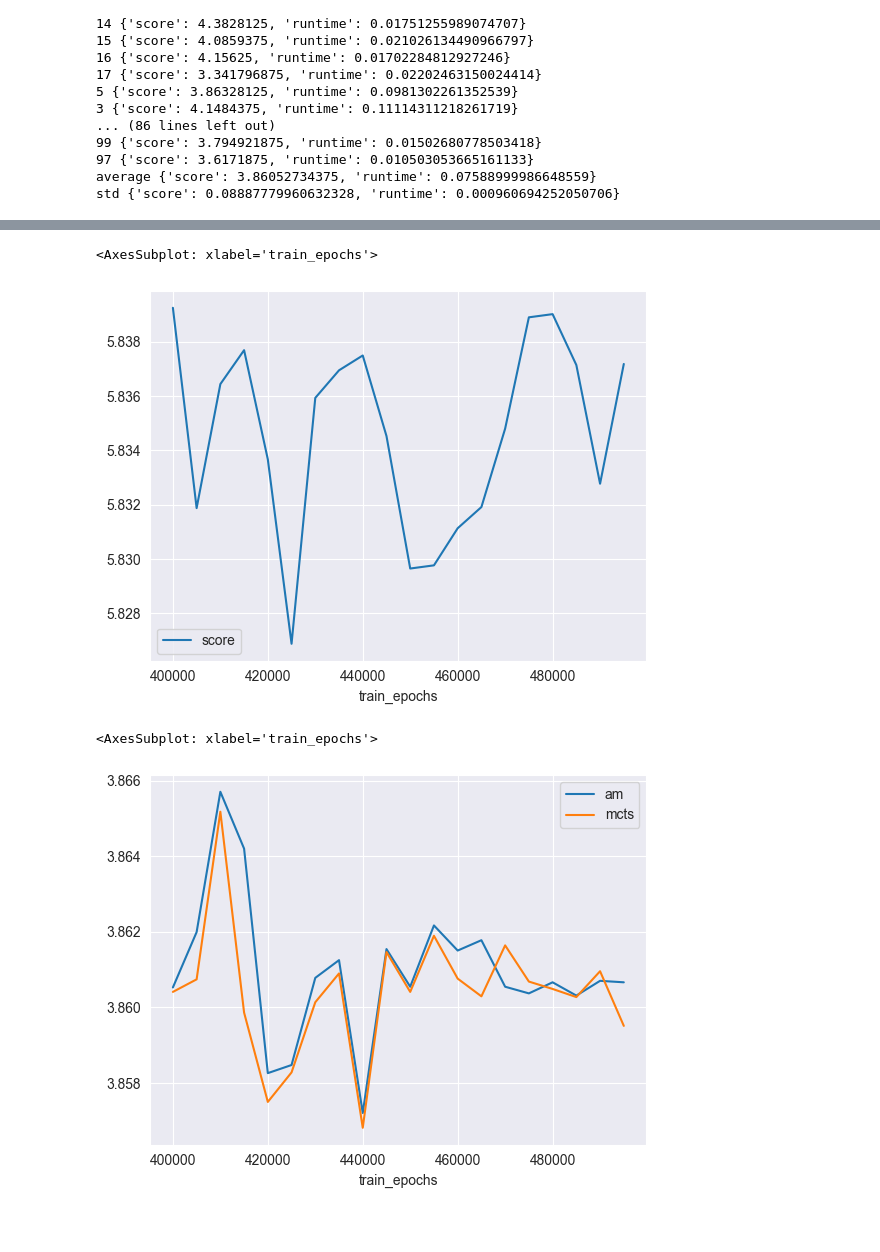
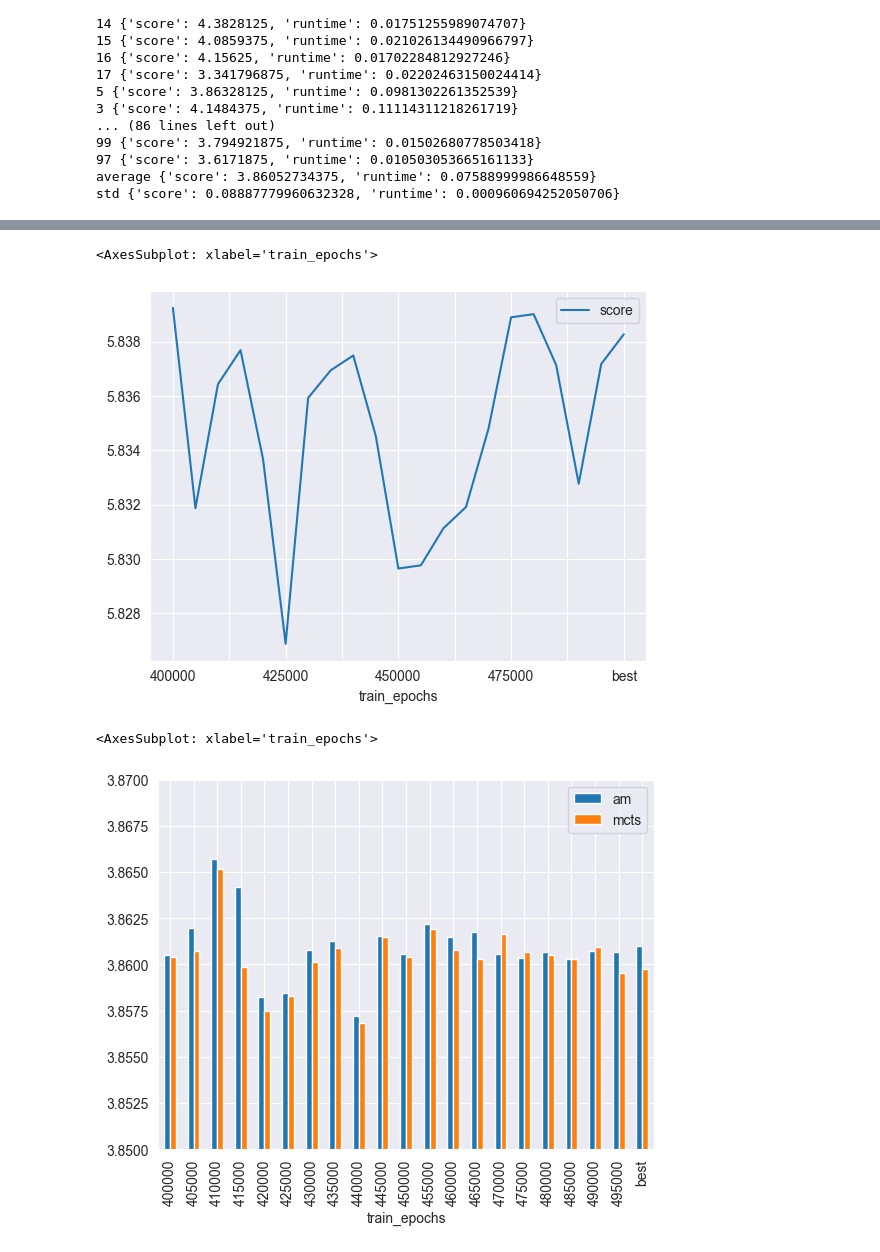
Before and after one commit to glistering96/AlphaRouter, a Jupyter notebook: notebooks/result_anlaysis.ipynb, the cells around one changed output, grey strips where cells are left out. Cells and saved outputs as stored; diff of their text form; code cells hidden in the pictures; blank space fills up the shorter version.

Commit message:
result analysis with best pretrained model added

```diff
--- a/notebooks/result_anlaysis.ipynb
+++ b/notebooks/result_anlaysis.ipynb
@@ -43,7 +43,7 @@ def parse_all_result(model_type, env_type, problem_size, result_dir='../result_s
     root_dir = f"{result_dir}{model_type}/{env_type}_{problem_size}"
     all_data = {'train_epochs': [], 'score': []}
 
-    for i in range(start, end, step):
+    for i in list(range(start, end, step)) + ['best', 'best_val_loss']:
         file_path = f"{root_dir}/{i}.json"
         try:
             data = load_json(file_path)
@@ -80,15 +80,15 @@ mcts_result_tsp_50 = parse_all_result('mcts', 'tsp', 50)
 mcts_result_tsp_50.plot()
 # %% [output]
 <AxesSubplot: xlabel='train_epochs'>
-[figure, old version]
+[figure, new version]
 # %%
 # concat the two dataframes with same problem size
 tsp_20 = pd.concat([am_result_tsp_20, mcts_result_tsp_20], axis=1)
 tsp_20.columns = ['am', 'mcts']
-tsp_20.plot()
+tsp_20.plot(kind='bar', ylim=(3.85, 3.87))
 # %% [output]
 <AxesSubplot: xlabel='train_epochs'>
-[figure, old version]
+[figure, new version]
 # %%
 tsp_50 = pd.concat([am_result_tsp_50, mcts_result_tsp_50], axis=1)
 tsp_50.columns = ['am', 'mcts']
```
Also changed, not shown: parts of 4 cells of this notebook, 2 other files.
